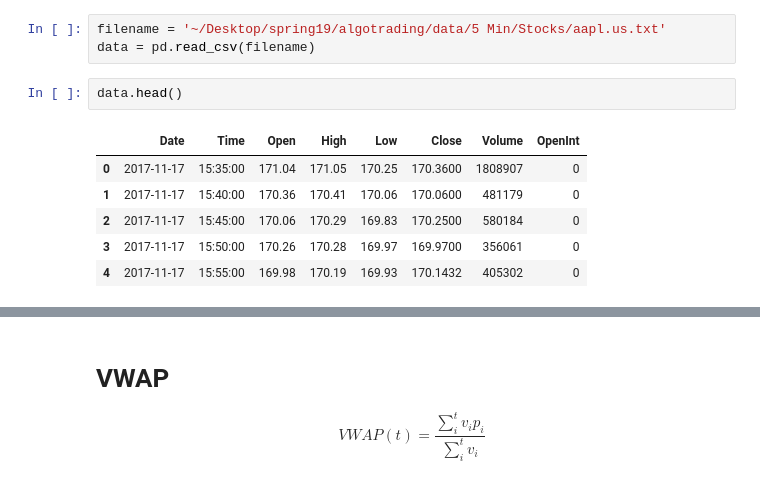
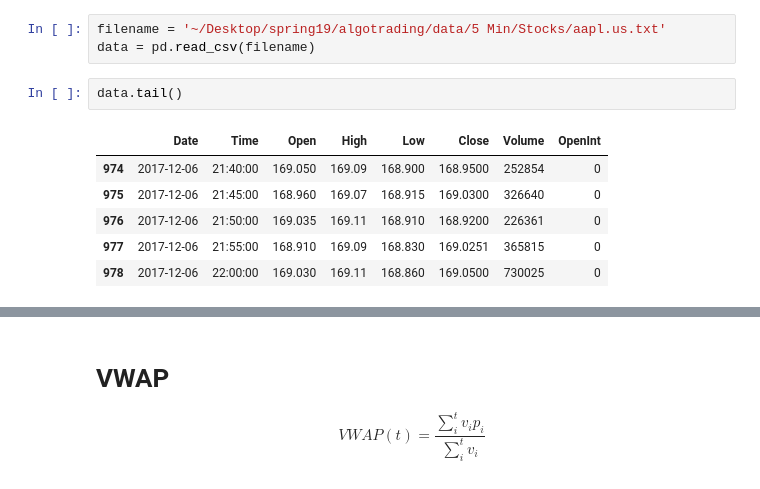
Before and after one commit to NWChen/execution_algos, a Jupyter notebook: wap.ipynb, the cells around one changed output, grey strips where cells are left out. Saved outputs shown, nothing was run; the diff lists cells and outputs as text.

```diff
--- a/wap.ipynb
+++ b/wap.ipynb
@@ -11,11 +11,11 @@ sns.set()
 filename = '~/Desktop/spring19/algotrading/data/5 Min/Stocks/aapl.us.txt'
 data = pd.read_csv(filename)
 # %%
-data.head()
+data.tail()
 # %% [output]
 |  | Date | Time | Open | High | Low | Close | Volume | OpenInt |
-| 0 | 2017-11-17 | 15:35:00 | 171.04 | 171.05 | 170.25 | 170.3600 | 1808907 | 0 |
-| 1 | 2017-11-17 | 15:40:00 | 170.36 | 170.41 | 170.06 | 170.0600 | 481179 | 0 |
-| 2 | 2017-11-17 | 15:45:00 | 170.06 | 170.29 | 169.83 | 170.2500 | 580184 | 0 |
-| 3 | 2017-11-17 | 15:50:00 | 170.26 | 170.28 | 169.97 | 169.9700 | 356061 | 0 |
-| 4 | 2017-11-17 | 15:55:00 | 169.98 | 170.19 | 169.93 | 170.1432 | 405302 | 0 |
+| 974 | 2017-12-06 | 21:40:00 | 169.050 | 169.09 | 168.900 | 168.9500 | 252854 | 0 |
+| 975 | 2017-12-06 | 21:45:00 | 168.960 | 169.07 | 168.915 | 169.0300 | 326640 | 0 |
+| 976 | 2017-12-06 | 21:50:00 | 169.035 | 169.11 | 168.910 | 168.9200 | 226361 | 0 |
+| 977 | 2017-12-06 | 21:55:00 | 168.910 | 169.09 | 168.830 | 169.0251 | 365815 | 0 |
+| 978 | 2017-12-06 | 22:00:00 | 169.030 | 169.11 | 168.860 | 169.0500 | 730025 | 0 |
```
Also changed, not shown: parts of 2 cells of this notebook.
